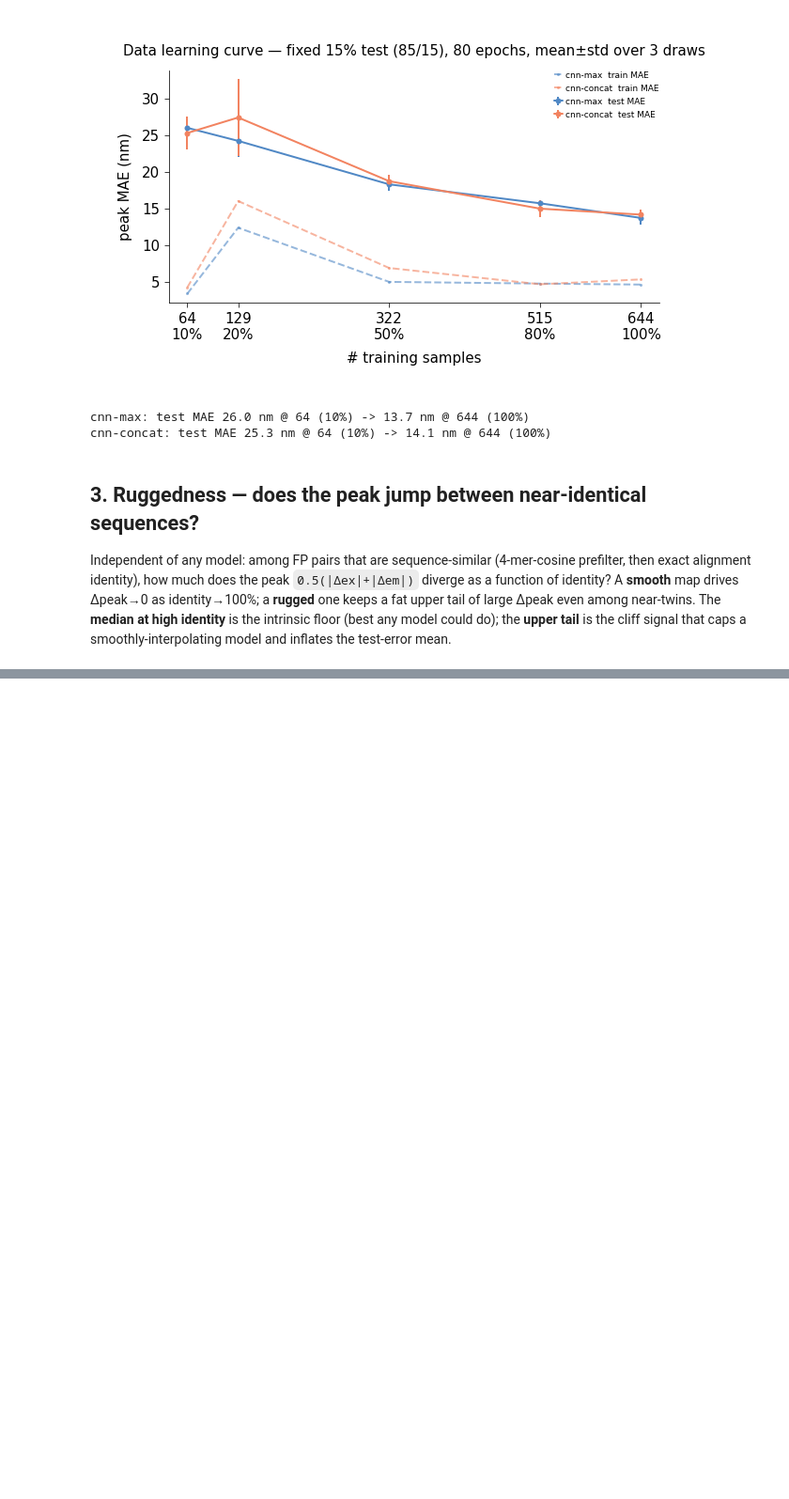
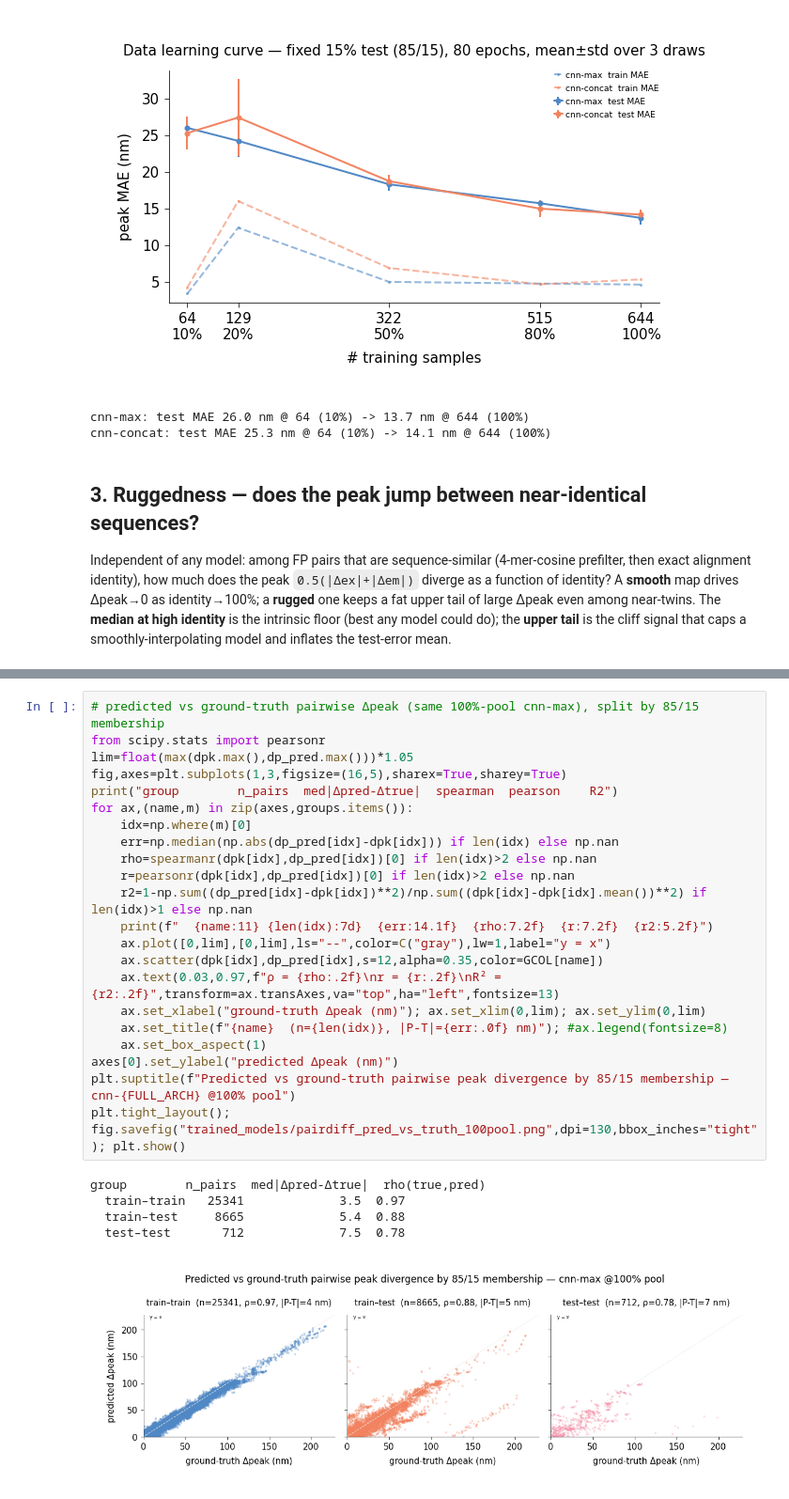
Before and after one commit to Arcadia-Science/FPguide, a Jupyter notebook: peak_design/learning_curve.ipynb, the cells around one changed output, grey strips where cells are left out. Shown at 94% size. Drawn from its saved outputs; the diff is of its cells as text; blank space fills up the shorter version.

```diff
--- a/peak_design/learning_curve.ipynb
+++ b/peak_design/learning_curve.ipynb
@@ -180,3 +269,31 @@ top cliffs (id>=0.90, Δ>=30 nm; 10124 total):
+# %%
+# predicted vs ground-truth pairwise Δpeak (same 100%-pool cnn-max), split by 85/15 membership
+from scipy.stats import pearsonr
+lim=float(max(dpk.max(),dp_pred.max()))*1.05
+fig,axes=plt.subplots(1,3,figsize=(16,5),sharex=True,sharey=True)
+print("group        n_pairs  med|Δpred-Δtrue|  spearman  pearson    R2")
+for ax,(name,m) in zip(axes,groups.items()):
+    idx=np.where(m)[0]
+    err=np.median(np.abs(dp_pred[idx]-dpk[idx])) if len(idx) else np.nan
+    rho=spearmanr(dpk[idx],dp_pred[idx])[0] if len(idx)>2 else np.nan
+    r=pearsonr(dpk[idx],dp_pred[idx])[0] if len(idx)>2 else np.nan
+    r2=1-np.sum((dp_pred[idx]-dpk[idx])**2)/np.sum((dpk[idx]-dpk[idx].mean())**2) if len(idx)>1 else np.nan
+    print(f"  {name:11} {len(idx):7d}  {err:14.1f}  {rho:7.2f}  {r:7.2f}  {r2:5.2f}")
+    ax.plot([0,lim],[0,lim],ls="--",color=C("gray"),lw=1,label="y = x")
+    ax.scatter(dpk[idx],dp_pred[idx],s=12,alpha=0.35,color=GCOL[name])
+    ax.text(0.03,0.97,f"ρ = {rho:.2f}\nr = {r:.2f}\nR² = {r2:.2f}",transform=ax.transAxes,va="top",ha="left",fontsize=13)
+    ax.set_xlabel("ground-truth Δpeak (nm)"); ax.set_xlim(0,lim); ax.set_ylim(0,lim)
+    ax.set_title(f"{name}  (n={len(idx)}, |P-T|={err:.0f} nm)"); #ax.legend(fontsize=8)
+    ax.set_box_aspect(1)
+axes[0].set_ylabel("predicted Δpeak (nm)")
+plt.suptitle(f"Predicted vs ground-truth pairwise peak divergence by 85/15 membership — cnn-{FULL_ARCH} @100% pool")
+plt.tight_layout(); fig.savefig("trained_models/pairdiff_pred_vs_truth_100pool.png",dpi=130,bbox_inches="tight"); plt.show()
+# %% [output]
+group        n_pairs  med|Δpred-Δtrue|  rho(true,pred)
+  train–train   25341             3.5  0.97
+  train–test     8665             5.4  0.88
+  test–test       712             7.5  0.78
+[figure, added]
 # %% [markdown]
 ## Notes
 - This is a **data** learning curve (test error vs training-set size), distinct from the per-epoch curve.
```
Also changed, not shown: parts of 6 cells of this notebook.
